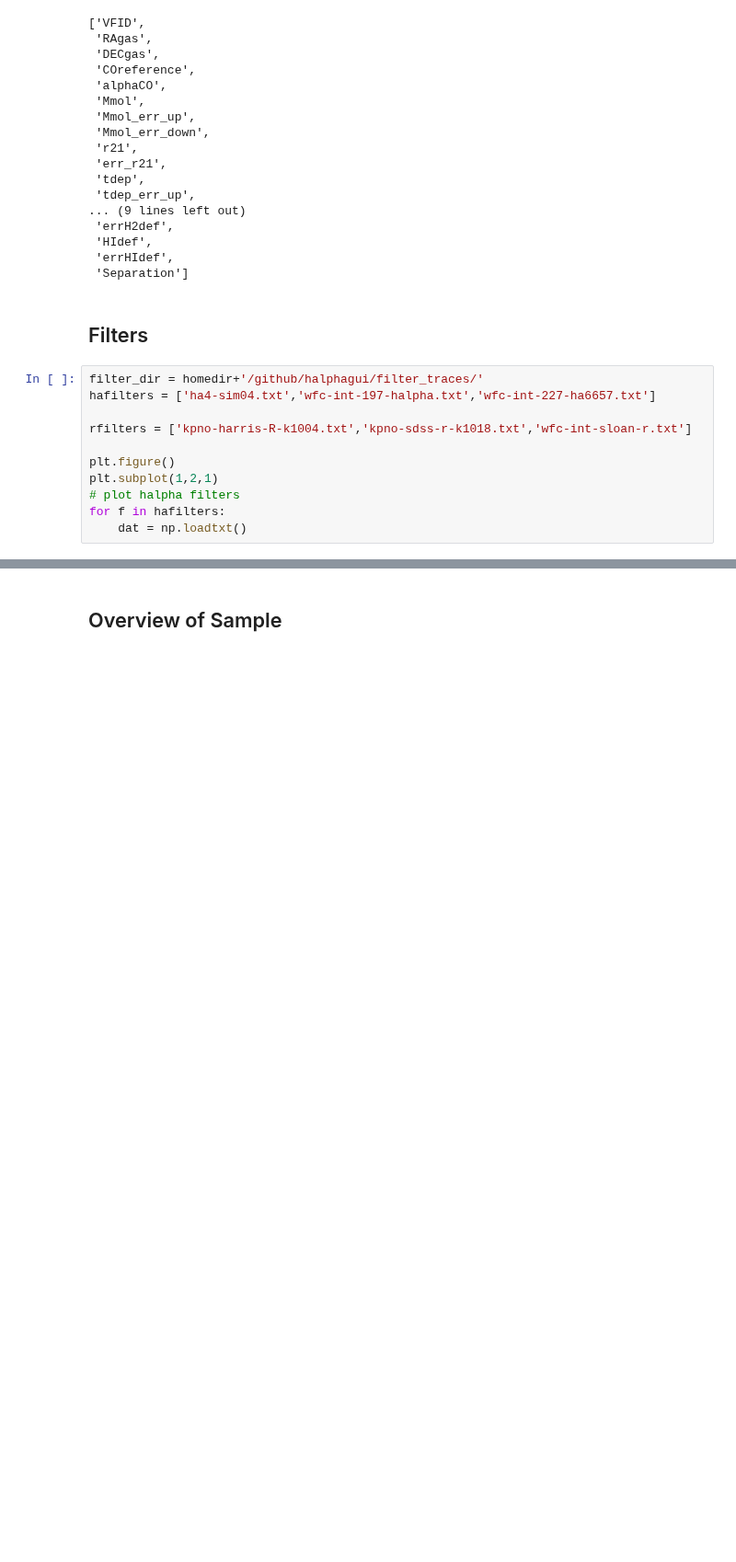
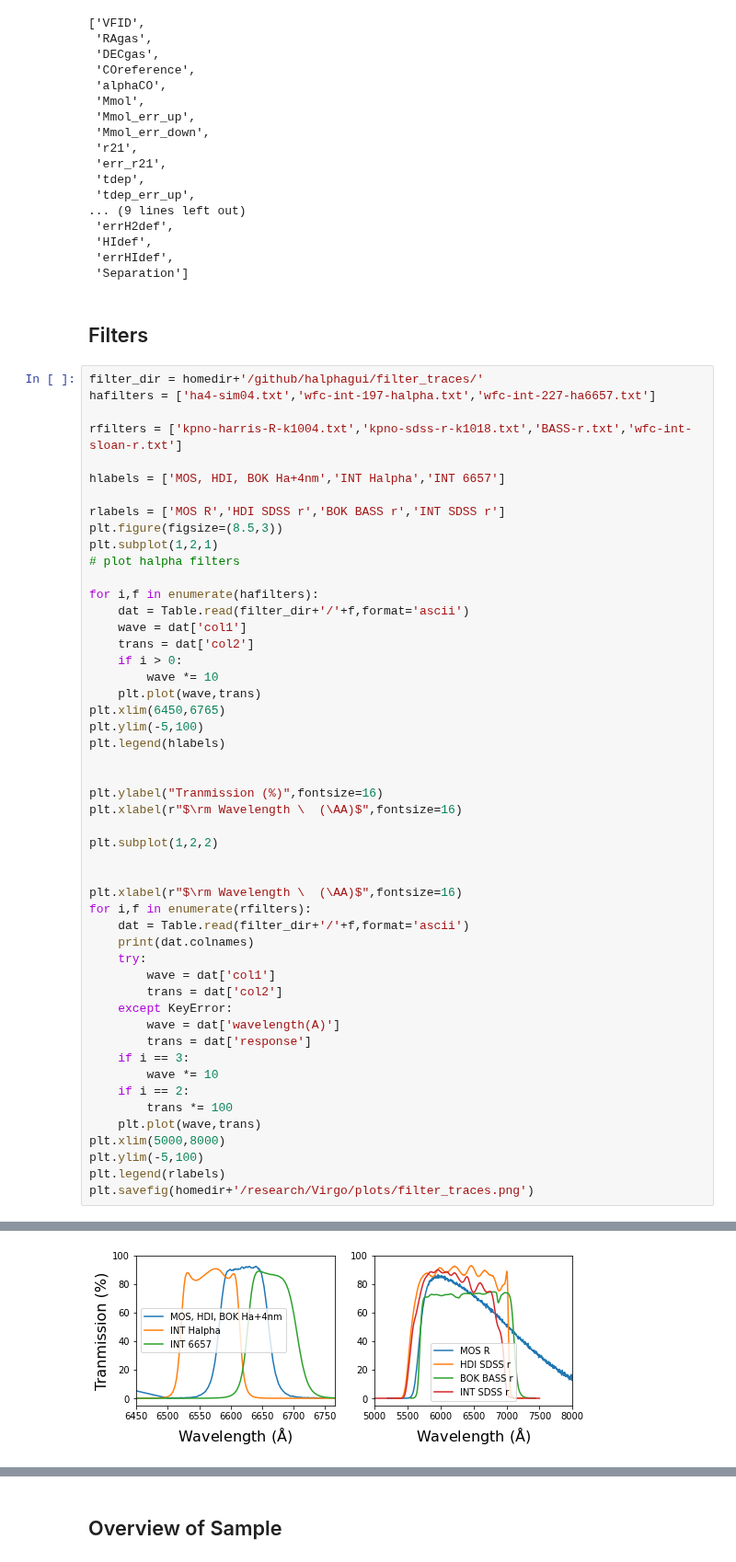
Before and after one commit to rfinn/havirgo, a Jupyter notebook: notebooks/Halpha-paper1.ipynb, the cells around one changed output, grey strips where cells are left out. Shown at 92% size. Drawn from its saved outputs; the diff is of its cells as text; blank space fills up the shorter version.

Commit message:
changes from macbook - redid filter plot

```diff
--- a/notebooks/Halpha-paper1.ipynb
+++ b/notebooks/Halpha-paper1.ipynb
@@ -35,14 +41,54 @@ v.co.colnames
  'Separation']
 # %% [markdown]
 ## Filters
-# %%
-filter_dir = homedir+'/github/halphagui/filter_traces/'
-hafilters = ['ha4-sim04.txt','wfc-int-197-halpha.txt','wfc-int-227-ha6657.txt']
-
-rfilters = ['kpno-harris-R-k1004.txt','kpno-sdss-r-k1018.txt','wfc-int-sloan-r.txt']
-
-plt.figure()
-plt.subplot(1,2,1)
-# plot halpha filters
-for f in hafilters:
-    dat = np.loadtxt()
+# %%
+filter_dir = homedir+'/github/halphagui/filter_traces/'
+hafilters = ['ha4-sim04.txt','wfc-int-197-halpha.txt','wfc-int-227-ha6657.txt']
+
+rfilters = ['kpno-harris-R-k1004.txt','kpno-sdss-r-k1018.txt','BASS-r.txt','wfc-int-sloan-r.txt']
+
+hlabels = ['MOS, HDI, BOK Ha+4nm','INT Halpha','INT 6657']
+
+rlabels = ['MOS R','HDI SDSS r','BOK BASS r','INT SDSS r']
+plt.figure(figsize=(8.5,3))
+plt.subplot(1,2,1)
+# plot halpha filters
+
+for i,f in enumerate(hafilters):
+    dat = Table.read(filter_dir+'/'+f,format='ascii')
+    wave = dat['col1']
+    trans = dat['col2']
+    if i > 0:
+        wave *= 10
+    plt.plot(wave,trans)
+plt.xlim(6450,6765)
+plt.ylim(-5,100)
+plt.legend(hlabels)
+
+
+plt.ylabel("Tranmission (%)",fontsize=16)
+plt.xlabel(r"$\rm Wavelength \  (\AA)$",fontsize=16)
+
+plt.subplot(1,2,2)
+
+
+plt.xlabel(r"$\rm Wavelength \  (\AA)$",fontsize=16)
+for i,f in enumerate(rfilters):
+    dat = Table.read(filter_dir+'/'+f,format='ascii')
+    print(dat.colnames)
+    try:
+        wave = dat['col1']
+        trans = dat['col2']
+    except KeyError:
+        wave = dat['wavelength(A)']
+        trans = dat['response']
+    if i == 3:
+        wave *= 10
+    if i == 2:
+        trans *= 100
+    plt.plot(wave,trans)
+plt.xlim(5000,8000)
+plt.ylim(-5,100)
+plt.legend(rlabels)
+plt.savefig(homedir+'/research/Virgo/plots/filter_traces.png')
+# %% [output]
@@ -48,0 +99 @@ for f in hafilters:
+[figure, added]
```
Also changed, not shown: parts of 4 cells of this notebook.
